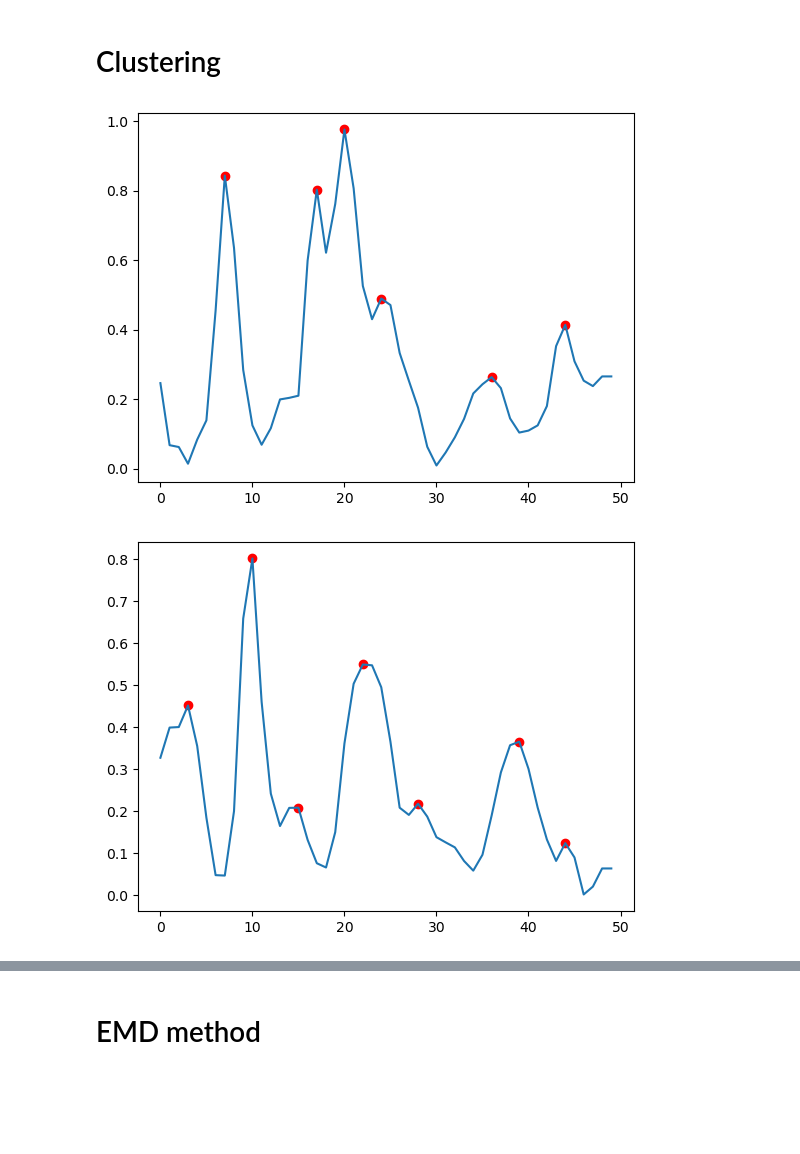
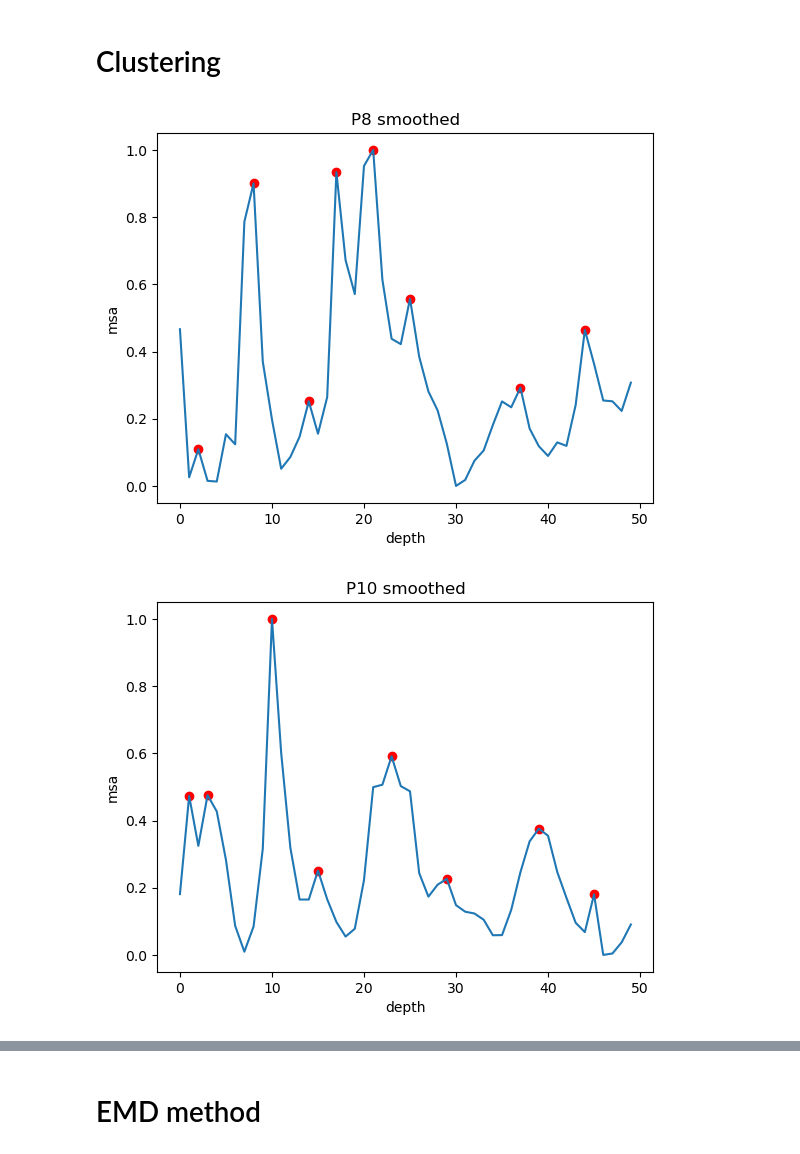
Before and after one commit to Baptiste-Ch/Time_series_alignment, a Jupyter notebook: Clustering.ipynb, the cells around one changed output, grey strips where cells are left out. Drawn from its saved outputs; the diff is of its cells as text; code cells hidden in the pictures; blank space fills up the shorter version.

```diff
--- a/Clustering.ipynb
+++ b/Clustering.ipynb
@@ -81,13 +82,16 @@ P10_scaled = np.array(P10_scaled['msa'])
 # %%
 from scipy.signal import savgol_filter, find_peaks
 # %%
-y = savgol_filter(P8_scaled, 2, 0)
+y = savgol_filter(P8_scaled, 3, 2)
 # %%
-peaks1, _ = find_peaks(y, prominence = 0.02)
+peaks1, _ = find_peaks(y, prominence = 0.05)
 # %%
 plt.plot(y)
 plt.scatter(peaks1, y[peaks1], color = 'red')
+plt.title('P8 smoothed')
+plt.ylabel('msa')
+plt.xlabel('depth')
 plt.show()
 # %% [output]
-[figure, old version]
+[figure, new version]
 # %%
@@ -97,9 +101,12 @@ peaks2, _ = find_peaks(y2, prominence = 0.02)
 # %%
 plt.plot(y2)
 plt.scatter(peaks2, y2[peaks2], color = 'red')
+plt.title('P10 smoothed')
+plt.ylabel('msa')
+plt.xlabel('depth')
 plt.show()
 # %% [output]
-[figure, old version]
+[figure, new version]
 # %%
 new_y1 = np.array(peaks_to_line(y, peaks1))
 new_y2 = np.array(peaks_to_line(y2, peaks2))
```
Also changed, not shown: parts of 11 cells of this notebook.
